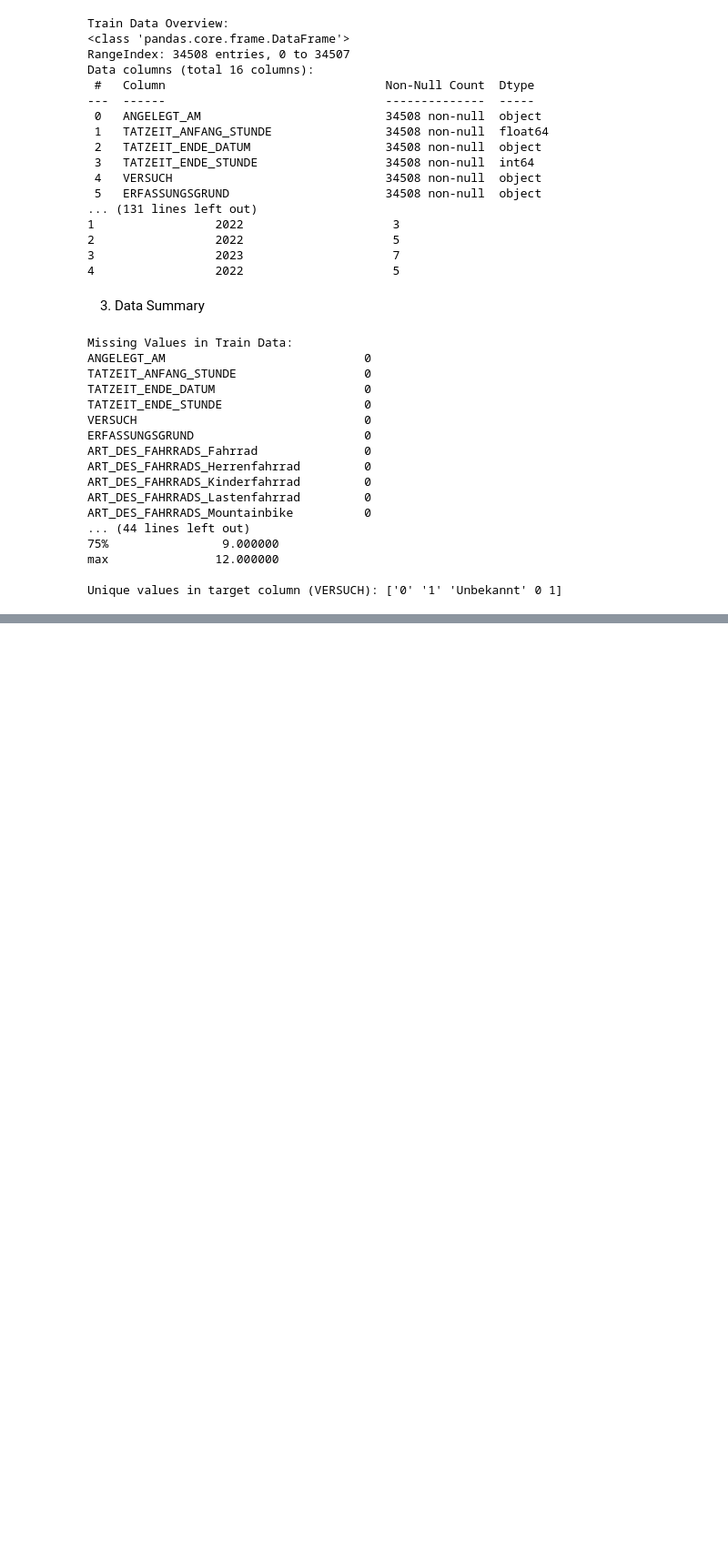
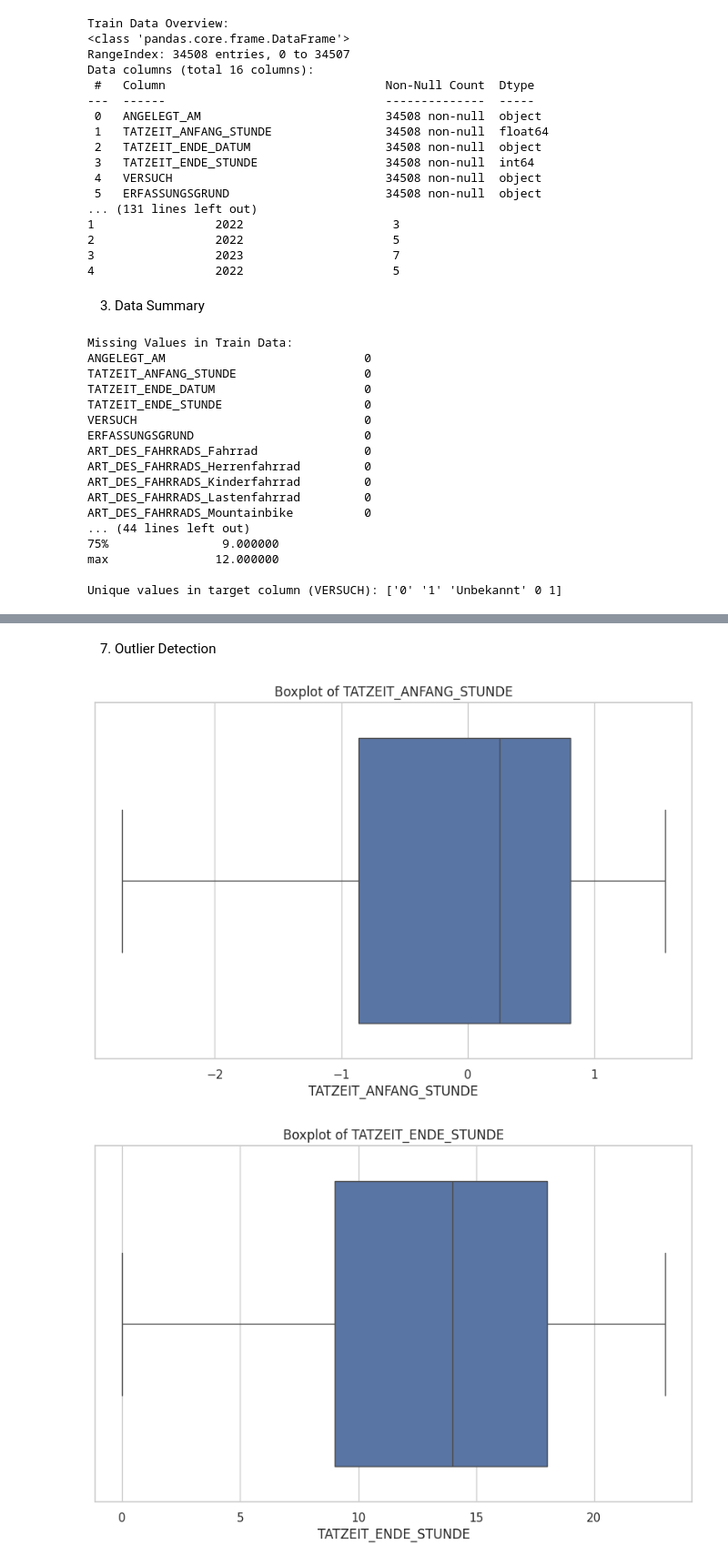
Before and after one commit to DavidTausend/bicycle_thefts_berlin, a Jupyter notebook: jupyter_notebooks/06 - ExploratoryDataAnalysis.ipynb, the cells around one changed output, grey strips where cells are left out. Shown: that part at 91% size. Saved outputs shown, nothing was run; the diff lists cells and outputs as text; code cells hidden in the pictures; blank space fills up the shorter version.

```diff
--- a/jupyter_notebooks/06 - ExploratoryDataAnalysis.ipynb
+++ b/jupyter_notebooks/06 - ExploratoryDataAnalysis.ipynb
@@ -91,0 +153,13 @@ Unique values in target column (VERSUCH): ['0' '1' 'Unbekannt' 0 1]
+# %% [markdown]
+7. Outlier Detection
+# %%
+# Boxplots for numeric features
+for col in numeric_columns:
+    plt.figure()
+    sns.boxplot(data=train_data, x=col)
+    plt.title(f"Boxplot of {col}")
+    plt.xlabel(col)
+    plt.show()
+# %% [output]
+[figure, added]
+[figure, added]
```
Also changed, not shown: parts of 7 cells of this notebook.
